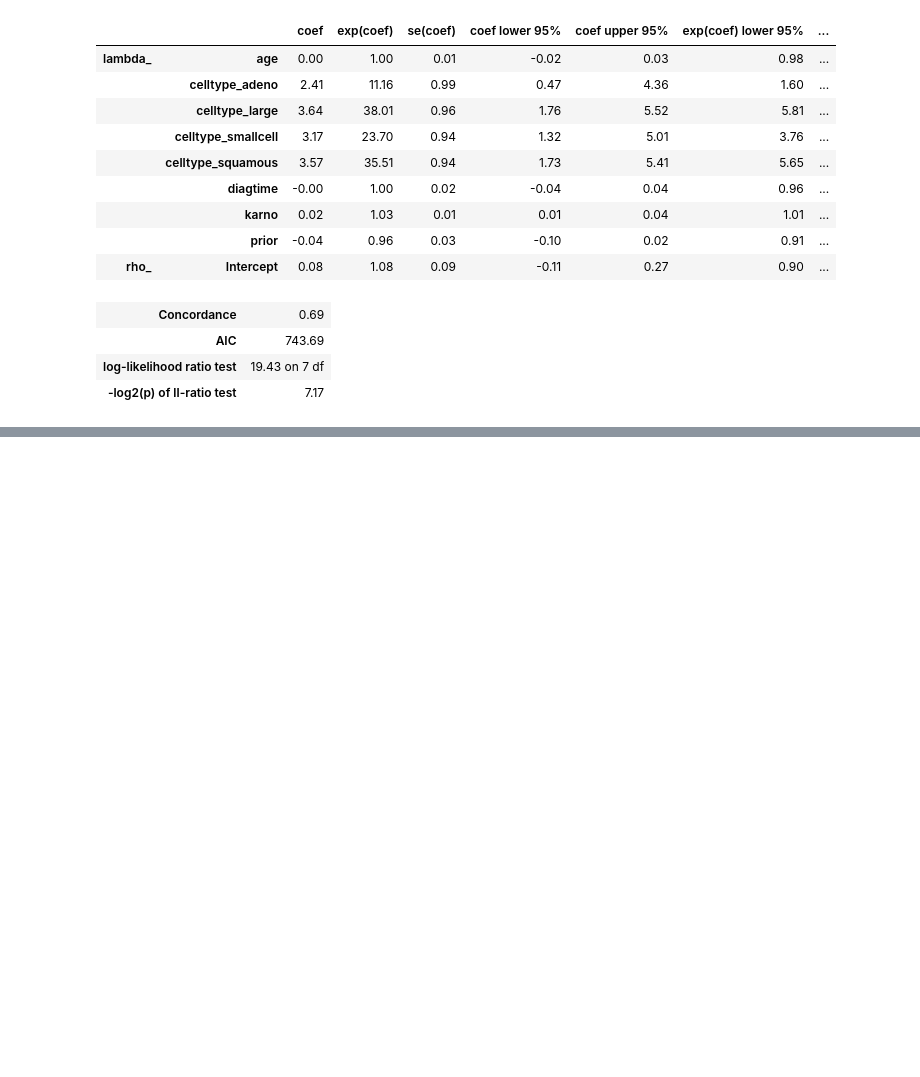
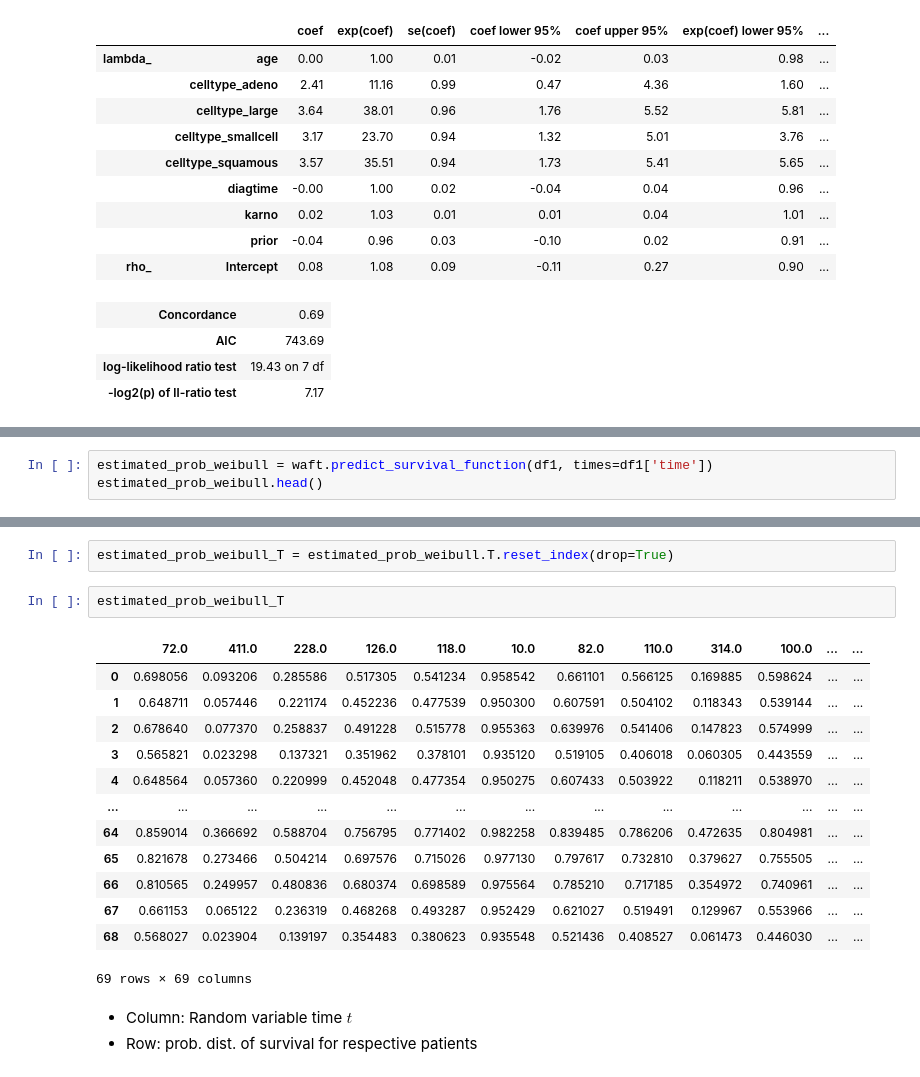
Before and after one commit to sandyherho/survival_anal, a Jupyter notebook: ch5.ipynb, the cells around one changed output, grey strips where cells are left out. Saved outputs shown, nothing was run; the diff lists cells and outputs as text; blank space fills up the shorter version.

```diff
--- a/ch5.ipynb
+++ b/ch5.ipynb
@@ -60,0 +171,3 @@ waft.print_summary()
+# %%
+estimated_prob_weibull = waft.predict_survival_function(df1, times=df1['time'])
+estimated_prob_weibull.head()
@@ -60,0 +182,21 @@ waft.print_summary()
+# %%
+estimated_prob_weibull_T = estimated_prob_weibull.T.reset_index(drop=True)
+# %%
+estimated_prob_weibull_T
+# %% [output]
+|  | 72.0 | 411.0 | 228.0 | 126.0 | 118.0 | 10.0 | 82.0 | 110.0 | 314.0 | 100.0 | ... | ... |
+| 0 | 0.698056 | 0.093206 | 0.285586 | 0.517305 | 0.541234 | 0.958542 | 0.661101 | 0.566125 | 0.169885 | 0.598624 | ... | ... |
+| 1 | 0.648711 | 0.057446 | 0.221174 | 0.452236 | 0.477539 | 0.950300 | 0.607591 | 0.504102 | 0.118343 | 0.539144 | ... | ... |
+| 2 | 0.678640 | 0.077370 | 0.258837 | 0.491228 | 0.515778 | 0.955363 | 0.639976 | 0.541406 | 0.147823 | 0.574999 | ... | ... |
+| 3 | 0.565821 | 0.023298 | 0.137321 | 0.351962 | 0.378101 | 0.935120 | 0.519105 | 0.406018 | 0.060305 | 0.443559 | ... | ... |
+| 4 | 0.648564 | 0.057360 | 0.220999 | 0.452048 | 0.477354 | 0.950275 | 0.607433 | 0.503922 | 0.118211 | 0.538970 | ... | ... |
+| ... | ... | ... | ... | ... | ... | ... | ... | ... | ... | ... | ... | ... |
+| 64 | 0.859014 | 0.366692 | 0.588704 | 0.756795 | 0.771402 | 0.982258 | 0.839485 | 0.786206 | 0.472635 | 0.804981 | ... | ... |
+| 65 | 0.821678 | 0.273466 | 0.504214 | 0.697576 | 0.715026 | 0.977130 | 0.797617 | 0.732810 | 0.379627 | 0.755505 | ... | ... |
+| 66 | 0.810565 | 0.249957 | 0.480836 | 0.680374 | 0.698589 | 0.975564 | 0.785210 | 0.717185 | 0.354972 | 0.740961 | ... | ... |
+| 67 | 0.661153 | 0.065122 | 0.236319 | 0.468268 | 0.493287 | 0.952429 | 0.621027 | 0.519491 | 0.129967 | 0.553966 | ... | ... |
+| 68 | 0.568027 | 0.023904 | 0.139197 | 0.354483 | 0.380623 | 0.935548 | 0.521436 | 0.408527 | 0.061473 | 0.446030 | ... | ... |
+69 rows × 69 columns
+# %% [markdown]
+- Column: Random variable time $t$
+- Row: prob. dist. of survival for respective patients
```
Also changed, not shown: parts of 11 cells of this notebook.
